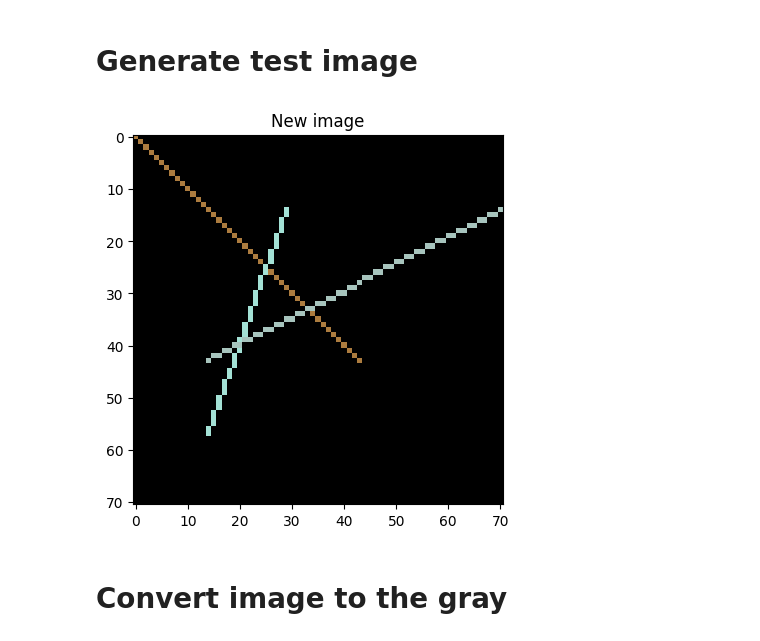
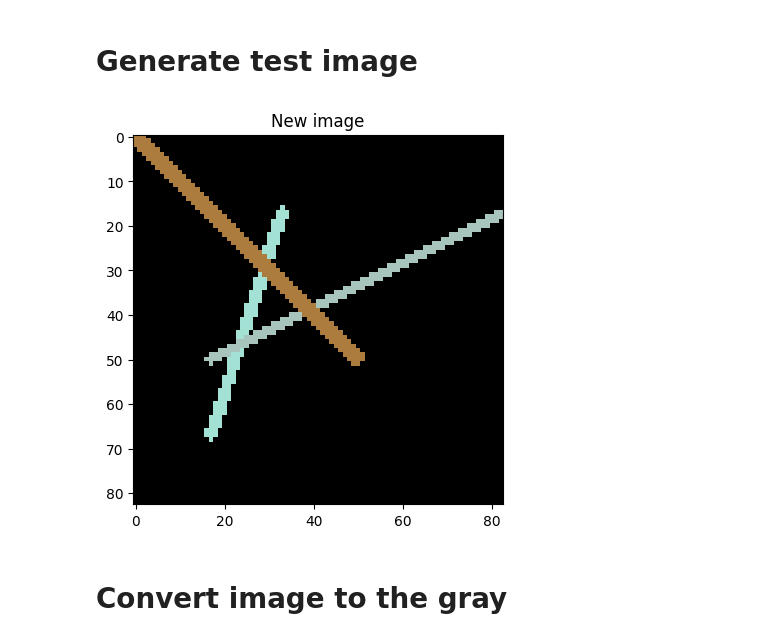
Before and after one commit to NaturalAGI-Lab/NaturalAGI, a Jupyter notebook: src/shapes_detector/shapes_detector.ipynb, the cells around one changed output. Drawn from its saved outputs; the diff is of its cells as text; code cells hidden in the pictures.

```diff
--- a/src/shapes_detector/shapes_detector.ipynb
+++ b/src/shapes_detector/shapes_detector.ipynb
@@ -63,22 +65,30 @@ Lines detected: 11
 # %%
 import os
 
 output_folder = "../../output"
 if not os.path.exists(output_folder):
     os.mkdir(output_folder)
 
-coef = 7
-line_width = 1
+coef = 6
+line_width = 2
 new_img = np.zeros((round(500 / coef), round(500 / coef), 3), dtype=np.uint8)
+# TODO Triangle
 cv2.line(new_img, (0, 0), (round(300 / coef), round(300 / coef)), (63, 124, 172), line_width)
 cv2.line(new_img, (round(200 / coef), round(100 / coef)), (round(100 / coef), round(400 / coef)), (213, 225, 163), line_width)
 cv2.line(new_img, (round(100 / coef), round(300 / coef)), (round(500 / coef), round(100 / coef)), (189, 196, 167), line_width)
-cv2.imwrite(f"{output_folder}/img.png", new_img)
+cv2.line(new_img, (0, 0), (round(300 / coef), round(300 / coef)), (63, 124, 172), line_width)
+
+# TODO Square
+# cv2.line(new_img, (round(100 / coef), round(80 / coef)), (round(100 / coef), round(420 / coef)), (213, 225, 163), line_width)
+# cv2.line(new_img, (round(80 / coef), round(100 / coef)), (round(420 / coef), round(100 / coef)), (213, 225, 163), line_width)
+# cv2.line(new_img, (round(400 / coef), round(80 / coef)), (round(400 / coef), round(420 / coef)), (189, 196, 167), line_width)
+# cv2.line(new_img, (round(80 / coef), round(400 / coef)), (round(420 / coef), round(400 / coef)), (189, 196, 167), line_width)
+cv2.imwrite(f"{output_folder}/triangle.png", new_img)
 plt.imshow(cv2.cvtColor(new_img, cv2.COLOR_BGR2RGB))
 plt.title('New image')
 plt.show()
 # %% [output]
-[figure, old version]
+[figure, new version]
 # %% [markdown]
 # Convert image to the gray
 # %%
```
Also changed, not shown: parts of 13 cells of this notebook, 9 other files.
